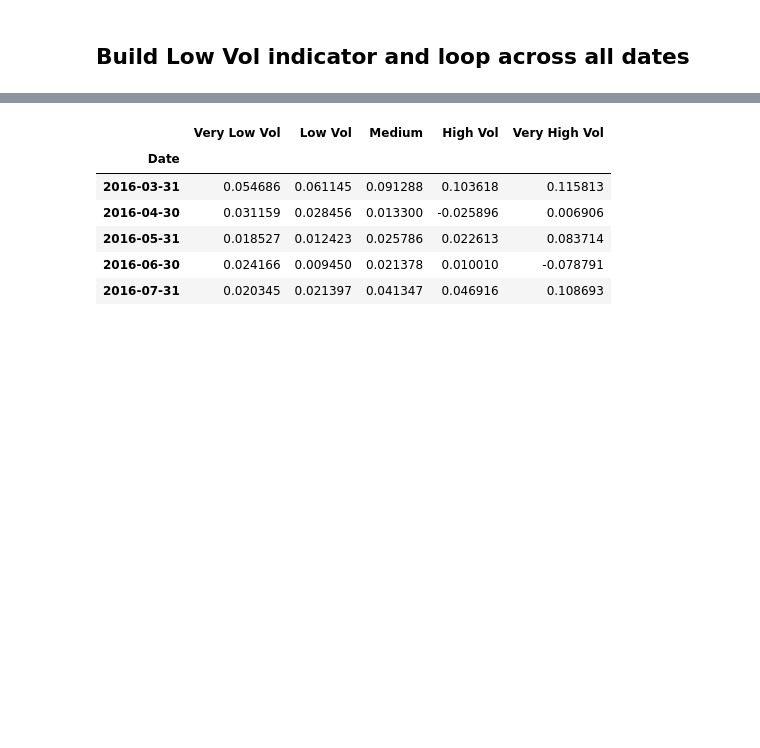
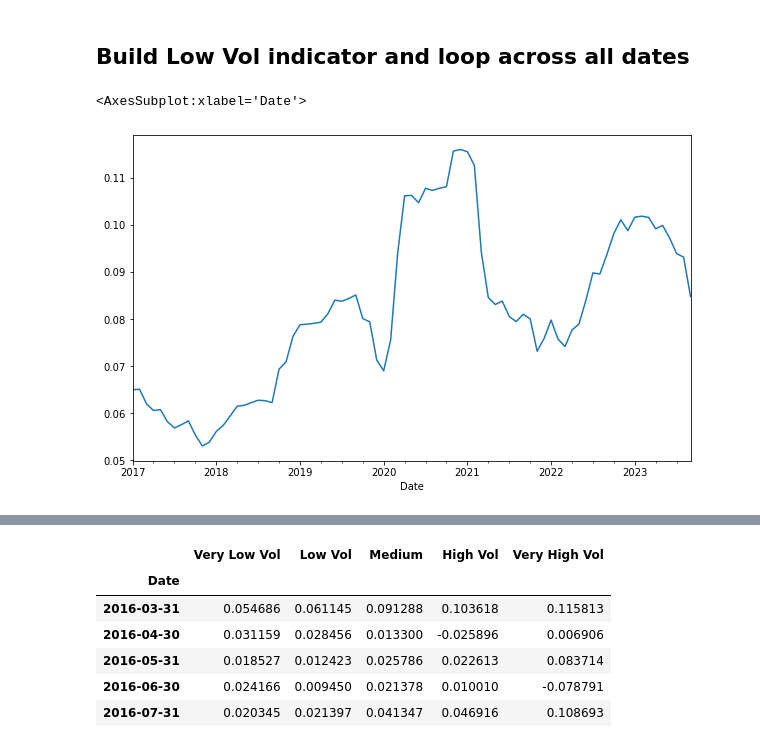
Before and after one commit to sgrillin/Low_Vol_systematic_strategy, a Jupyter notebook: Low-Vol Trading Strategy.ipynb, the cells around one changed output, grey strips where cells are left out. Saved outputs shown, nothing was run; the diff lists cells and outputs as text; code cells hidden in the pictures; blank space fills up the shorter version.

```diff
--- a/Low-Vol Trading Strategy.ipynb
+++ b/Low-Vol Trading Strategy.ipynb
@@ -147,9 +152,10 @@ data_monthly_clean.head()
 # %%
-monthly_returns = data_monthly_clean.pct_change().shift(1)
-monthly_returns = monthly_returns.dropna(axis=0)
-
-# Low Vol indicator
+# 1st Signal: Low Vol indicator
 vol_12 = data_monthly_clean.pct_change().rolling(window=12).std()
 # Drop the 1 or 2 rows with NA's
 vol_12 = vol_12.dropna(axis=0)
+vol_12.mean(axis = 1).plot(figsize = (10,6))
+# %% [output]
+<AxesSubplot:xlabel='Date'>
+[figure, added]
 # %%
```
Also changed, not shown: parts of 4 cells of this notebook.
